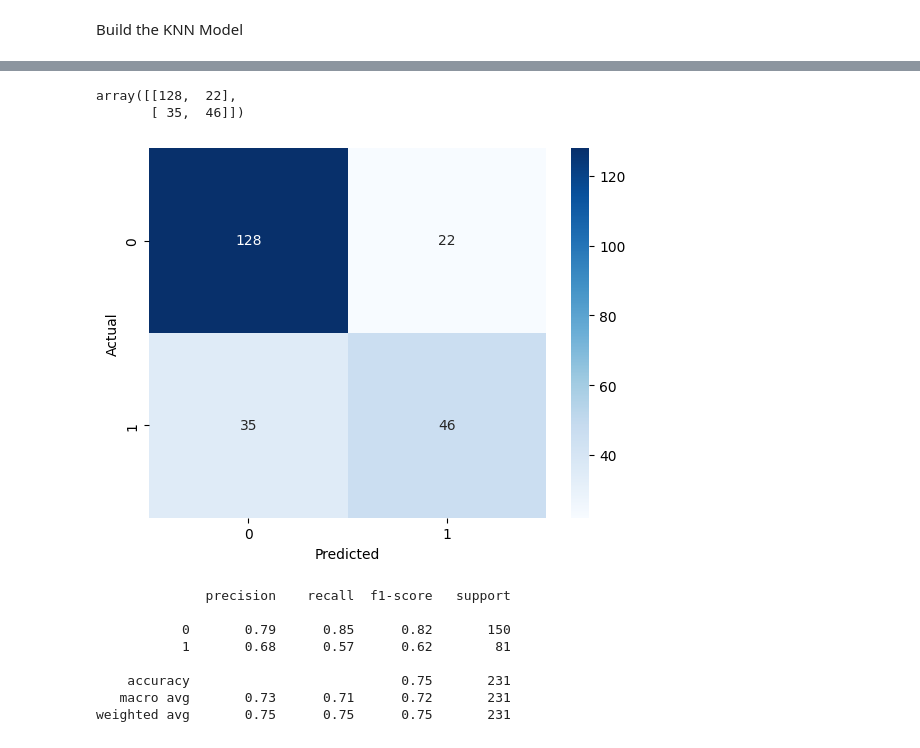
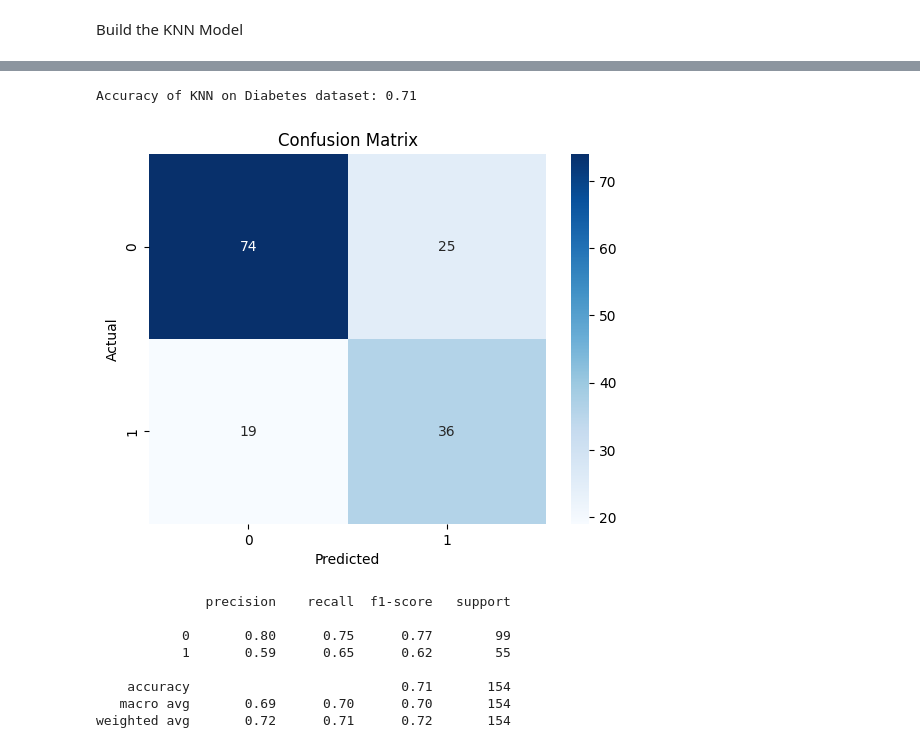
Before and after one commit to AmeyPhutane123/LearningDataScience, a Jupyter notebook: Data Science/Assignments/assignment4.ipynb, the cells around one changed output, grey strips where cells are left out. Cells and saved outputs as stored; diff of their text form; code cells hidden in the pictures.

```diff
--- a/Data Science/Assignments/assignment4.ipynb
+++ b/Data Science/Assignments/assignment4.ipynb
@@ -228,5 +179,0 @@ Build Final KNN Model
-# %%
-final_k = 11
-
-knn_final = KNeighborsClassifier(n_neighbors=final_k)
-knn_final.fit(X_train_scaled, y_train)
@@ -246,24 +180,59 @@ Confusion Matrix
-# %%
-cm = confusion_matrix(y_test, y_pred_final)
-cm
-# %% [output]
-array([[128,  22],
-       [ 35,  46]])
+# %%
+def euclidean_distance(x1, x2):
+    return np.sqrt(np.sum((x1 - x2) ** 2))
+# %%
+from collections import Counter
+
+class KNN:
+    def __init__(self, k=5):
+        self.k = k
+
+    def fit(self, X, y):
+        self.X_train = X
+        self.y_train = y.values
+
+    def predict(self, X):
+        return np.array([self._predict(x) for x in X])
+
+    def _predict(self, x):
+        distances = [euclidean_distance(x, x_train) for x_train in self.X_train]
+
+        k_indices = np.argsort(distances)[:self.k]
+        k_labels = [self.y_train[i] for i in k_indices]
+
+        most_common = Counter(k_labels).most_common(1)
+        return most_common[0][0]
+# %%
+# -------------------------------------
+# 📌 Train and Evaluate
+# -------------------------------------
+model = KNN(k=7)
+model.fit(X_train, y_train)
+y_pred = model.predict(X_test)
+# %%
+# 🎯 Evaluate accuracy
+accuracy = np.mean(y_pred == y_test)
+print(f"Accuracy of KNN on Diabetes dataset: {accuracy:.2f}")
+# %% [output]
+Accuracy of KNN on Diabetes dataset: 0.71
 # %%
-sns.heatmap(cm, annot=True, cmap='Blues',fmt='d')
+cm = confusion_matrix(y_test, y_pred)
+
+sns.heatmap(cm, annot=True, fmt='d', cmap='Blues')
 plt.xlabel('Predicted')
 plt.ylabel('Actual')
+plt.title('Confusion Matrix')
 plt.show()
 # %% [output]
-[figure, old version]
+[figure, new version]
 # %%
-print(classification_report(y_test, y_pred_final))
+print(classification_report(y_test, y_pred))
 # %% [output]
               precision    recall  f1-score   support
 
-           0       0.79      0.85      0.82       150
-           1       0.68      0.57      0.62        81
+           0       0.80      0.75      0.77        99
+           1       0.59      0.65      0.62        55
 
-    accuracy                           0.75       231
-   macro avg       0.73      0.71      0.72       231
-weighted avg       0.75      0.75      0.75       231
+    accuracy                           0.71       154
+   macro avg       0.69      0.70      0.70       154
+weighted avg       0.72      0.71      0.72       154
```
Also changed, not shown: parts of 29 cells of this notebook.
